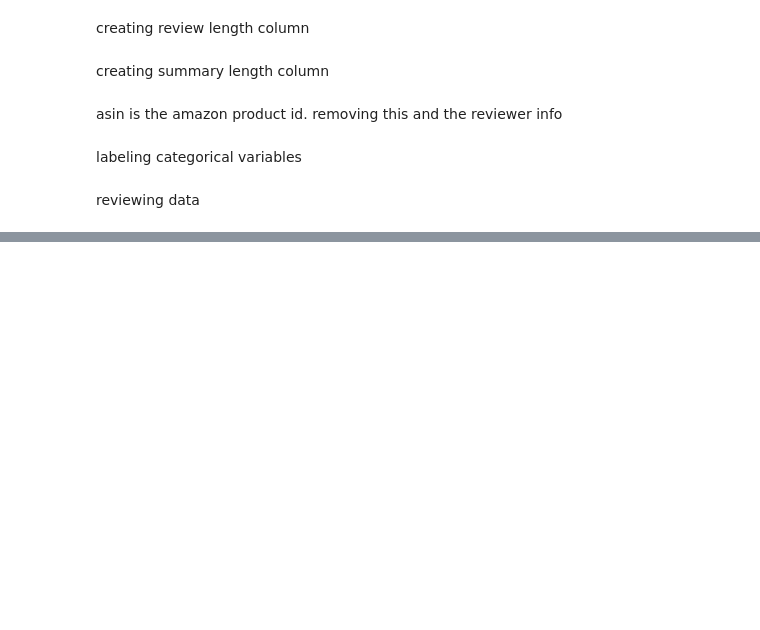
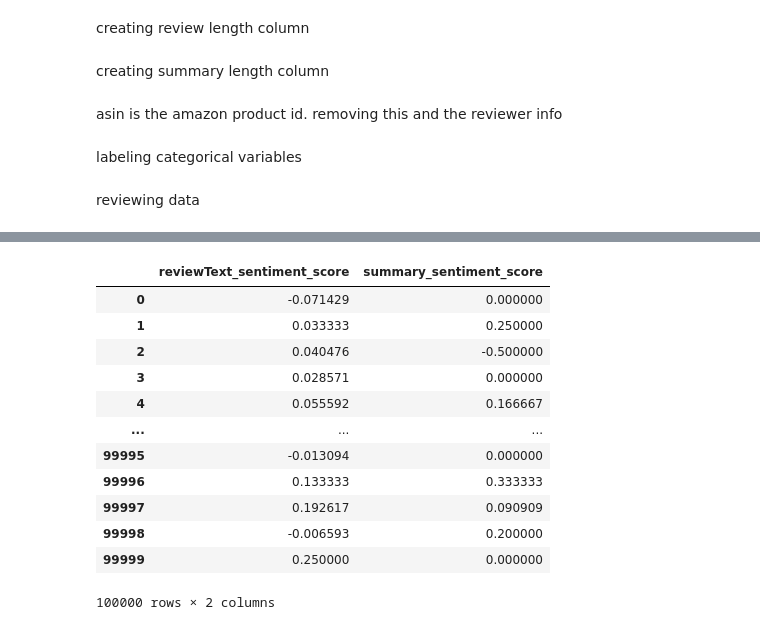
Before and after one commit to kaden-young/AITools, a Jupyter notebook: M6 Pitch/andy-gridsearch-lemmatized.ipynb, the cells around one changed output, grey strips where cells are left out. Cells and saved outputs as stored; diff of their text form; code cells hidden in the pictures; blank space fills up the shorter version.

```diff
--- a/M6 Pitch/andy-gridsearch-lemmatized.ipynb
+++ b/M6 Pitch/andy-gridsearch-lemmatized.ipynb
@@ -95,0 +147,16 @@ df.head()
+# %%
+df[['reviewText_sentiment_score', 'summary_sentiment_score']]
+# %% [output]
+|  | reviewText_sentiment_score | summary_sentiment_score |
+| 0 | -0.071429 | 0.000000 |
+| 1 | 0.033333 | 0.250000 |
+| 2 | 0.040476 | -0.500000 |
+| 3 | 0.028571 | 0.000000 |
+| 4 | 0.055592 | 0.166667 |
+| ... | ... | ... |
+| 99995 | -0.013094 | 0.000000 |
+| 99996 | 0.133333 | 0.333333 |
+| 99997 | 0.192617 | 0.090909 |
+| 99998 | -0.006593 | 0.200000 |
+| 99999 | 0.250000 | 0.000000 |
+100000 rows × 2 columns
```
Also changed, not shown: parts of 10 cells of this notebook, 4 other files.
